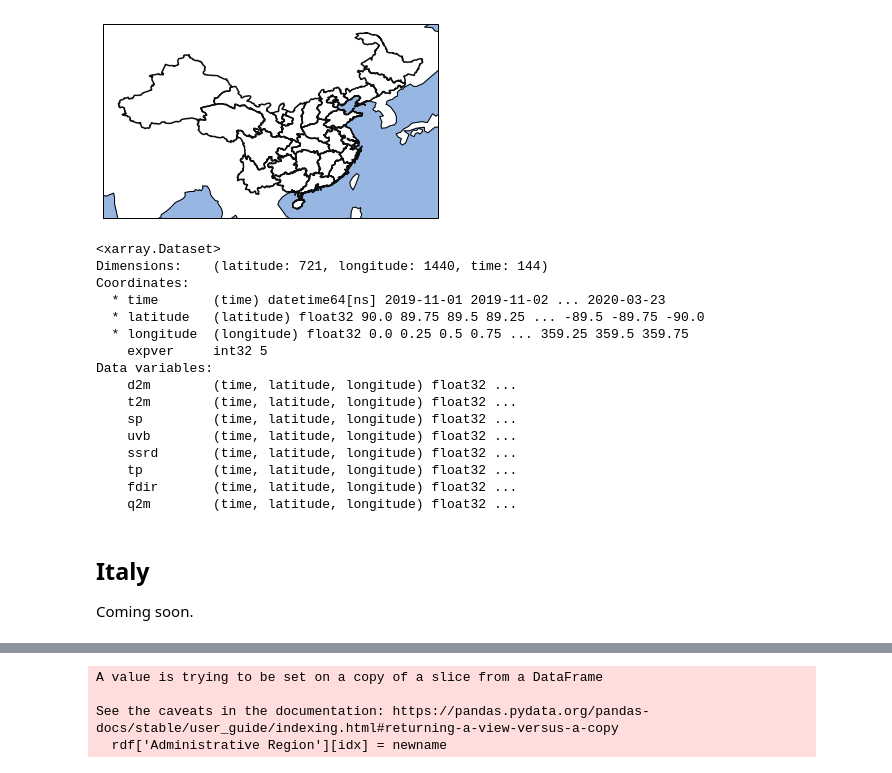
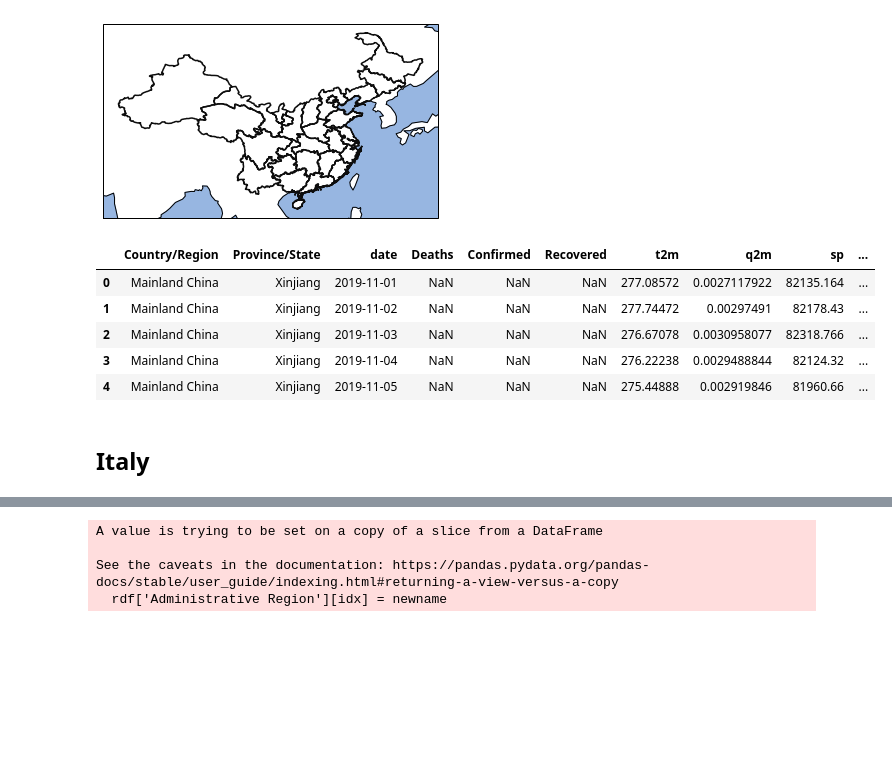
Before and after one commit to COVID-Weather/covid-environmental-factors, a Jupyter notebook: notebooks/0_preprocess_province_environment.ipynb, the cells around one changed output, grey strips where cells are left out. Saved outputs shown, nothing was run; the diff lists cells and outputs as text; code cells hidden in the pictures; blank space fills up the shorter version.

Commit message:
Processed epi & env data for Italy and China Provinces/States

```diff
--- a/notebooks/0_preprocess_province_environment.ipynb
+++ b/notebooks/0_preprocess_province_environment.ipynb
@@ -51,25 +50,6 @@ provinces.plot(add_label=False);
 ds = xr.open_dataset('../data/interim/daily_environmental.nc').isel(expver=1)
 provinces_mask = provinces.mask(ds['longitude'], ds['latitude'], wrap_lon=True)
 provinces_ma = np.ma.masked_invalid(provinces_mask)
-# %%
-ds
-# %% [output]
-<xarray.Dataset>
-Dimensions:    (latitude: 721, longitude: 1440, time: 144)
-Coordinates:
-  * time       (time) datetime64[ns] 2019-11-01 2019-11-02 ... 2020-03-23
-  * latitude   (latitude) float32 90.0 89.75 89.5 89.25 ... -89.5 -89.75 -90.0
-  * longitude  (longitude) float32 0.0 0.25 0.5 0.75 ... 359.25 359.5 359.75
-    expver     int32 5
-Data variables:
-    d2m        (time, latitude, longitude) float32 ...
-    t2m        (time, latitude, longitude) float32 ...
-    sp         (time, latitude, longitude) float32 ...
-    uvb        (time, latitude, longitude) float32 ...
-    ssrd       (time, latitude, longitude) float32 ...
-    tp         (time, latitude, longitude) float32 ...
-    fdir       (time, latitude, longitude) float32 ...
-    q2m        (time, latitude, longitude) float32 ...
 # %%
 varnames = ['t2m', 'q2m', 'sp', 'tp', 'uvb', 'ssrd']
 index = 0
@@ -78,6 +58,10 @@ country_list = []
 province_list = []
 date_list = []
 variable_list = [[]]
+confirmed_list = []
+recovered_list = []
+deaths_list = []
+
 for v in range(len(varnames)-1):
     variable_list.append([])
 
@@ -90,12 +74,38 @@ for province in tqdm(provinces.names):
                 country_list.append(country)
                 province_list.append(province)
                 date_list.append(date.values)
+
+                idx = (
+                    (cdf['date'].astype("datetime64") == date.values) &
+                    (cdf['Province/State'] == province)
+                )
+                if idx.any():
+                    confirmed_list.append(cdf[idx]['Confirmed'].values.item())
+                    deaths_list.append(cdf[idx]['Deaths'].values.item())
+                    recovered_list.append(cdf[idx]['Recovered'].values.item())
+                else:
+                    confirmed_list.append(np.nan)
+                    deaths_list.append(np.nan)
+                    recovered_list.append(np.nan)
 # %%
 edf = pd.DataFrame({
     "Country/Region": country_list,
     "Province/State": province_list,
     "date": date_list,
+    "Deaths": np.array(deaths_list),
+    "Confirmed": np.array(confirmed_list),
+    "Recovered": np.array(recovered_list)
 })
 vardict = {}
 for v, varname in enumerate(varnames):
     edf[varname] = variable_list[v]
+
+edf.to_csv(f"../data/processed/enviroment_provinces_{country}.csv")
+edf.head()
+# %% [output]
+|  | Country/Region | Province/State | date | Deaths | Confirmed | Recovered | t2m | q2m | sp | ... |
+| 0 | Mainland China | Xinjiang | 2019-11-01 | NaN | NaN | NaN | 277.08572 | 0.0027117922 | 82135.164 | ... |
+| 1 | Mainland China | Xinjiang | 2019-11-02 | NaN | NaN | NaN | 277.74472 | 0.00297491 | 82178.43 | ... |
+| 2 | Mainland China | Xinjiang | 2019-11-03 | NaN | NaN | NaN | 276.67078 | 0.0030958077 | 82318.766 | ... |
+| 3 | Mainland China | Xinjiang | 2019-11-04 | NaN | NaN | NaN | 276.22238 | 0.0029488844 | 82124.32 | ... |
+| 4 | Mainland China | Xinjiang | 2019-11-05 | NaN | NaN | NaN | 275.44888 | 0.002919846 | 81960.66 | ... |
@@ -104,4 +112,3 @@ edf.to_csv(f"../data/processed/enviroment_provinces_{country}.csv")
 # %% [markdown]
 ## Italy
-Coming soon.
 # %%
```
Also changed, not shown: parts of 11 cells of this notebook, 5 other files.
